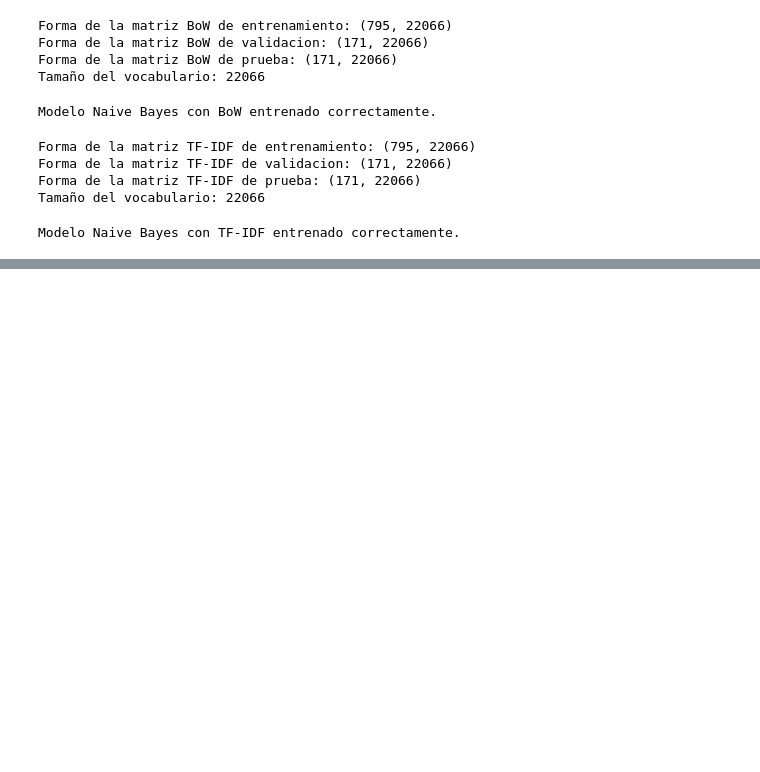
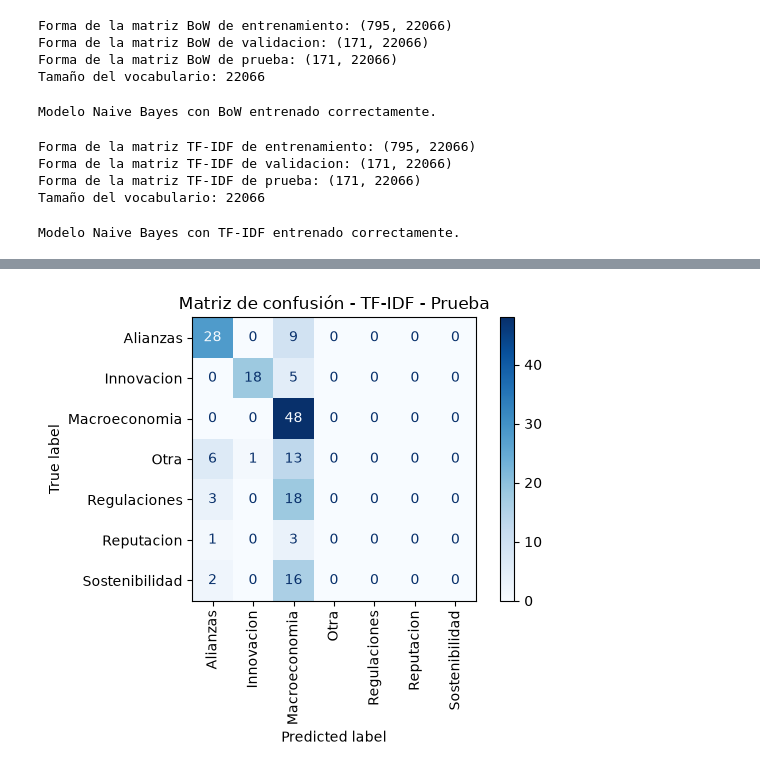
Before and after one commit to JuanDi37/Lab-3---NLP, a Jupyter notebook: Laboratorio#3 NLP.ipynb, the cells around one changed output, grey strips where cells are left out. Drawn from its saved outputs; the diff is of its cells as text; code cells hidden in the pictures; blank space fills up the shorter version.

```diff
--- a/Laboratorio#3 NLP.ipynb
+++ b/Laboratorio#3 NLP.ipynb
@@ -452,0 +851,27 @@ P(c) representa la probabilidad inicial de que una noticia pertenezca a una cate
+# %%
+#construimos la matriz de confusion final del modelo TF-IDF
+#la evaluacion se realiza sobre exactamente el mismo conjunto de prueba
+#esto permite realizar una comparacion directa con el modelo basado en BoW
+#observamos principalmente la diagonal y las categorias con mayor confusion
+
+matriz_confusion_tfidf_prueba = confusion_matrix(
+    y_prueba,
+    pred_tfidf_prueba,
+    labels=categorias
+)
+
+disp_tfidf_prueba = ConfusionMatrixDisplay(
+    confusion_matrix=matriz_confusion_tfidf_prueba,
+    display_labels=categorias
+)
+
+disp_tfidf_prueba.plot(
+    xticks_rotation=90,
+    cmap="Blues"
+)
+
+plt.title("Matriz de confusión - TF-IDF - Prueba")
+plt.tight_layout()
+plt.show()
+# %% [output]
+[figure, added]
```
Also changed, not shown: parts of 14 cells of this notebook.
